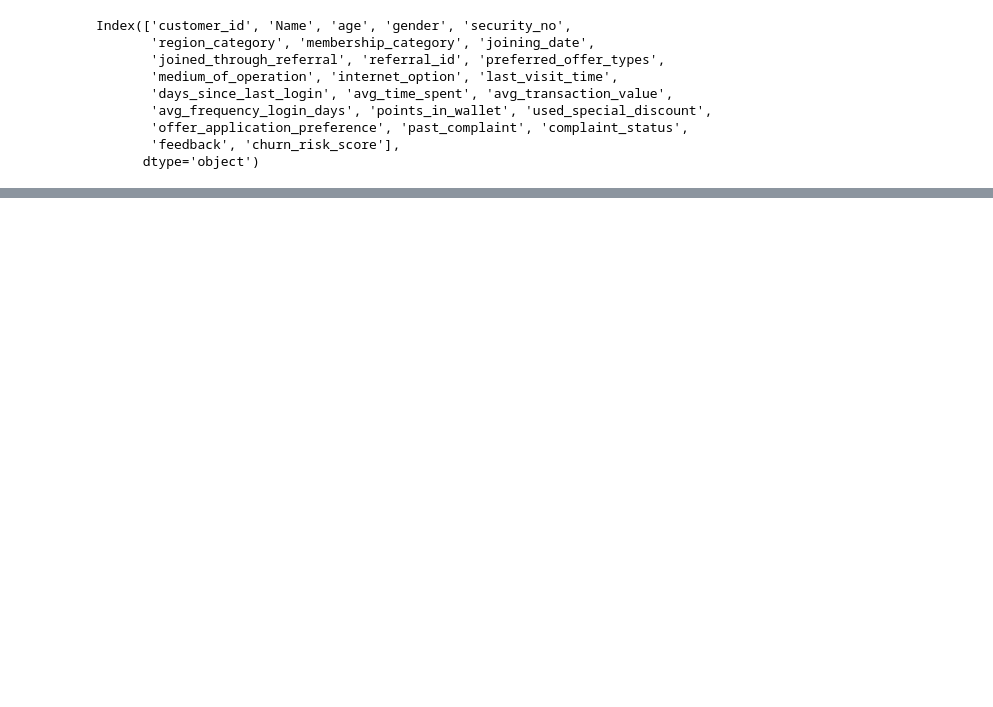
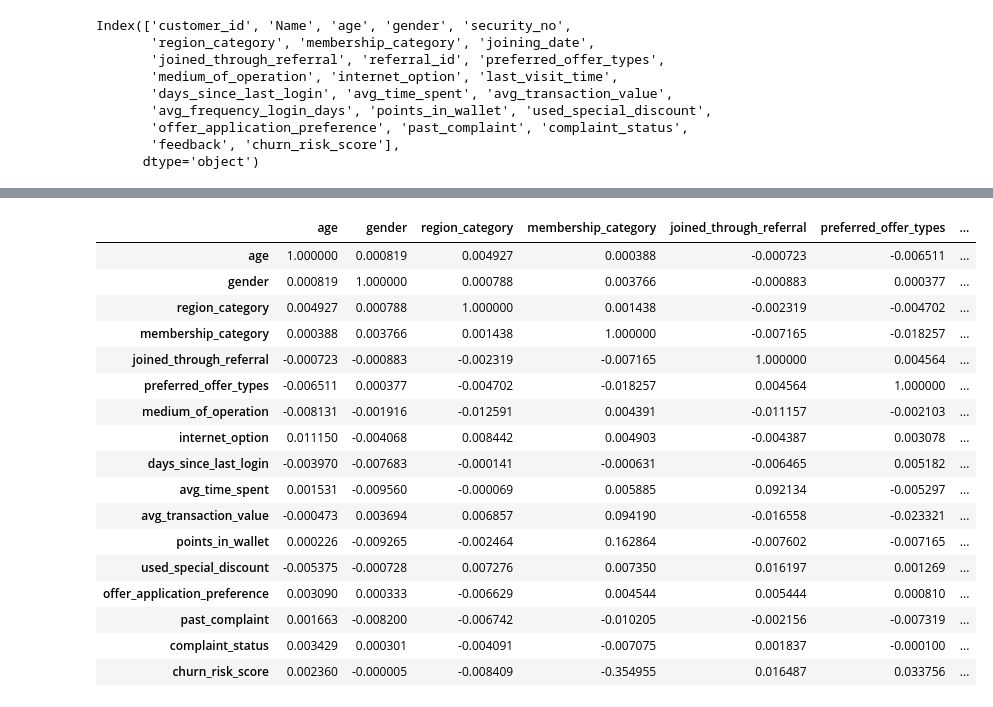
Before and after one commit to YogeshUpdhyay/Churn-Modelling, a Jupyter notebook: main.ipynb, the cells around one changed output, grey strips where cells are left out. Drawn from its saved outputs; the diff is of its cells as text; code cells hidden in the pictures; blank space fills up the shorter version.

```diff
--- a/main.ipynb
+++ b/main.ipynb
@@ -43,0 +118,21 @@ df.shape
+# %%
+df.corr()
+# %% [output]
+|  | age | gender | region_category | membership_category | joined_through_referral | preferred_offer_types | ... |
+| age | 1.000000 | 0.000819 | 0.004927 | 0.000388 | -0.000723 | -0.006511 | ... |
+| gender | 0.000819 | 1.000000 | 0.000788 | 0.003766 | -0.000883 | 0.000377 | ... |
+| region_category | 0.004927 | 0.000788 | 1.000000 | 0.001438 | -0.002319 | -0.004702 | ... |
+| membership_category | 0.000388 | 0.003766 | 0.001438 | 1.000000 | -0.007165 | -0.018257 | ... |
+| joined_through_referral | -0.000723 | -0.000883 | -0.002319 | -0.007165 | 1.000000 | 0.004564 | ... |
+| preferred_offer_types | -0.006511 | 0.000377 | -0.004702 | -0.018257 | 0.004564 | 1.000000 | ... |
+| medium_of_operation | -0.008131 | -0.001916 | -0.012591 | 0.004391 | -0.011157 | -0.002103 | ... |
+| internet_option | 0.011150 | -0.004068 | 0.008442 | 0.004903 | -0.004387 | 0.003078 | ... |
+| days_since_last_login | -0.003970 | -0.007683 | -0.000141 | -0.000631 | -0.006465 | 0.005182 | ... |
+| avg_time_spent | 0.001531 | -0.009560 | -0.000069 | 0.005885 | 0.092134 | -0.005297 | ... |
+| avg_transaction_value | -0.000473 | 0.003694 | 0.006857 | 0.094190 | -0.016558 | -0.023321 | ... |
+| points_in_wallet | 0.000226 | -0.009265 | -0.002464 | 0.162864 | -0.007602 | -0.007165 | ... |
+| used_special_discount | -0.005375 | -0.000728 | 0.007276 | 0.007350 | 0.016197 | 0.001269 | ... |
+| offer_application_preference | 0.003090 | 0.000333 | -0.006629 | 0.004544 | 0.005444 | 0.000810 | ... |
+| past_complaint | 0.001663 | -0.008200 | -0.006742 | -0.010205 | -0.002156 | -0.007319 | ... |
+| complaint_status | 0.003429 | 0.000301 | -0.004091 | -0.007075 | 0.001837 | -0.000100 | ... |
+| churn_risk_score | 0.002360 | -0.000005 | -0.008409 | -0.354955 | 0.016487 | 0.033756 | ... |
```
Also changed, not shown: parts of 23 cells of this notebook, 1 other file.
